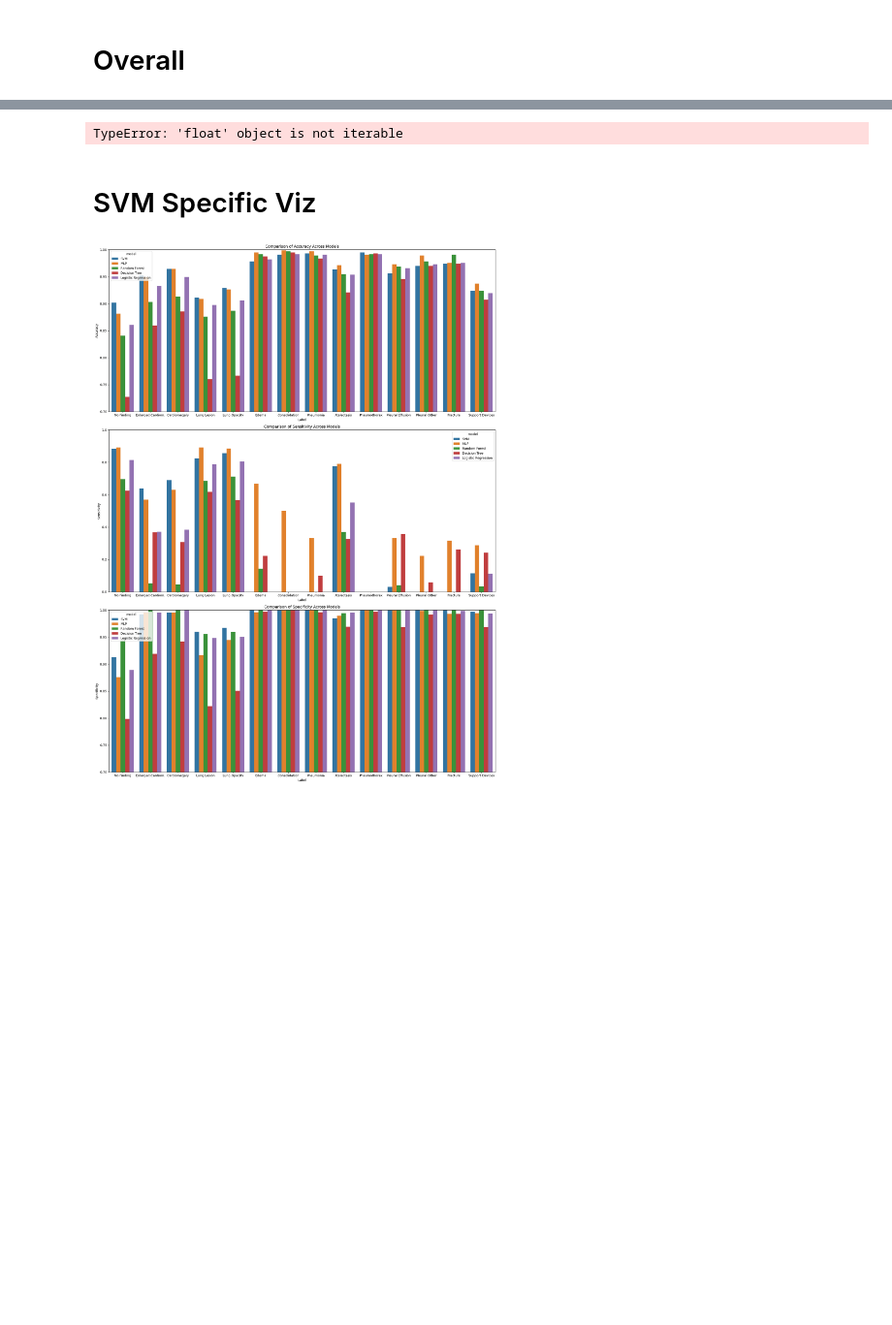
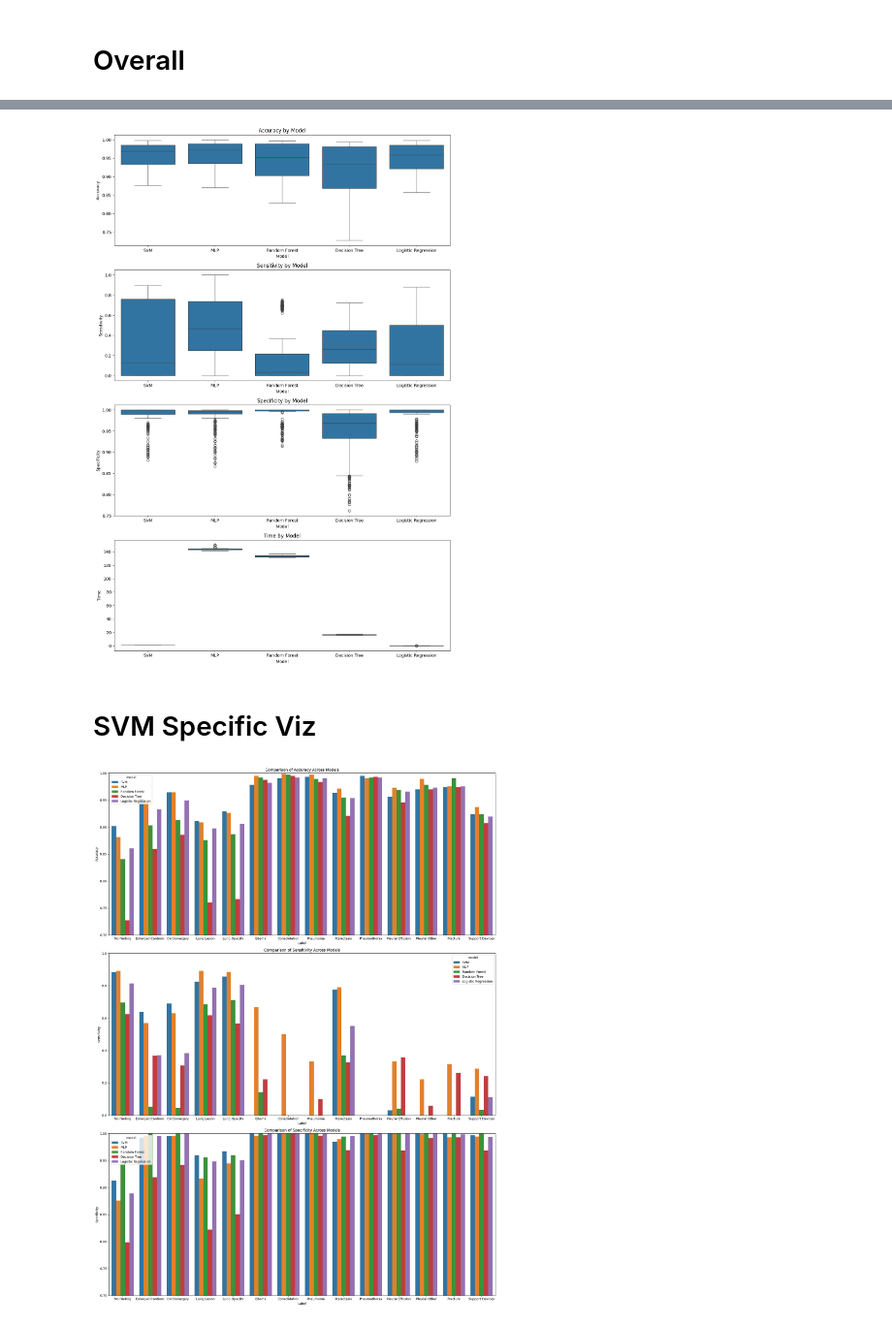
Before and after one commit to BioIntelligence-Lab/MedCruncher, a Jupyter notebook: paper_viz.ipynb, the cells around one changed output, grey strips where cells are left out. Shown: that part at 97% size. Cells and saved outputs as stored; diff of their text form; code cells hidden in the pictures; blank space fills up the shorter version.

```diff
--- a/paper_viz.ipynb
+++ b/paper_viz.ipynb
@@ -91,17 +97,17 @@ import seaborn as sns
 import matplotlib.pyplot as plt
 
 # Load the JSON file with performance details
-with open('embedding_model_results.json', 'r') as f:
+with open('combined_learning_model_results.json', 'r') as f:
     data = json.load(f)
-
-# Helper function to flatten a list of lists, or handle floats
-def flatten(list_or_float):
-    if isinstance(list_or_float, float):  # If it's a single float value, return as list
-        return [list_or_float]
-    return [item for sublist in list_or_float for item in sublist]
 
 # Initialize a list to store the average performance values for each model
 model_averages = []
+
+# Helper function to ensure we handle both floats and lists
+def get_values_as_list(value):
+    if isinstance(value, list):
+        return value
+    return [value]  # If it's a single float, convert it to a list
 
 # Iterate through each model in the JSON data
 for model_name, metrics in data.items():
@@ -113,11 +119,11 @@ for model_name, metrics in data.items():
 
     # Iterate through each label (e.g., 'No Finding', 'Cardiomegaly', etc.)
     for label, stats in metrics.items():
-        # Handling lists of lists for metrics, flatten the lists first
-        accuracy_values = flatten(stats.get('accuracy', [[0]]))
-        sensitivity_values = flatten(stats.get('sensitivity', [[0]]))
-        specificity_values = flatten(stats.get('specificity', [[0]]))
-        time_values = stats.get('time', [0])  # Time values seem to be already flat
+        # Handling floats or lists for each metric
+        accuracy_values = get_values_as_list(stats.get('accuracy', 0))
+        sensitivity_values = get_values_as_list(stats.get('sensitivity', 0))
+        specificity_values = get_values_as_list(stats.get('specificity', 0))
+        time_values = get_values_as_list(stats.get('time', 0))  # Time values seem to be already flat
 
         # Extend the total lists with values for each label
         total_accuracy.extend(accuracy_values)
@@ -134,31 +140,31 @@ for model_name, metrics in data.items():
         'time': total_time
     })
 
 # Prepare a DataFrame for each metric for Seaborn visualization
 metrics_to_plot = ['accuracy', 'sensitivity', 'specificity', 'time']
 
 # Create subplots for each metric
 fig, axes = plt.subplots(nrows=len(metrics_to_plot), figsize=(12, 18))
 
 # Plotting each metric
 for i, metric in enumerate(metrics_to_plot):
     plot_data = []
     model_labels = []
 
     # Collect data for each model for the current metric
     for model_data in model_averages:
         if len(model_data[metric]) > 0:  # Check if the metric has values
             plot_data.extend(model_data[metric])
             model_labels.extend([model_data['model']] * len(model_data[metric]))
 
     # Create a box plot for the current metric
     sns.boxplot(x=model_labels, y=plot_data, ax=axes[i])
     axes[i].set_title(f'{metric.capitalize()} by Model')
     axes[i].set_xlabel('Model')
     axes[i].set_ylabel(metric.capitalize())
 
 # Adjust layout and show the plot
 plt.tight_layout()
 plt.show()
 # %% [output]
-TypeError: 'float' object is not iterable
+[figure, added]
```
Also changed, not shown: parts of 5 cells of this notebook, 9 other files.
